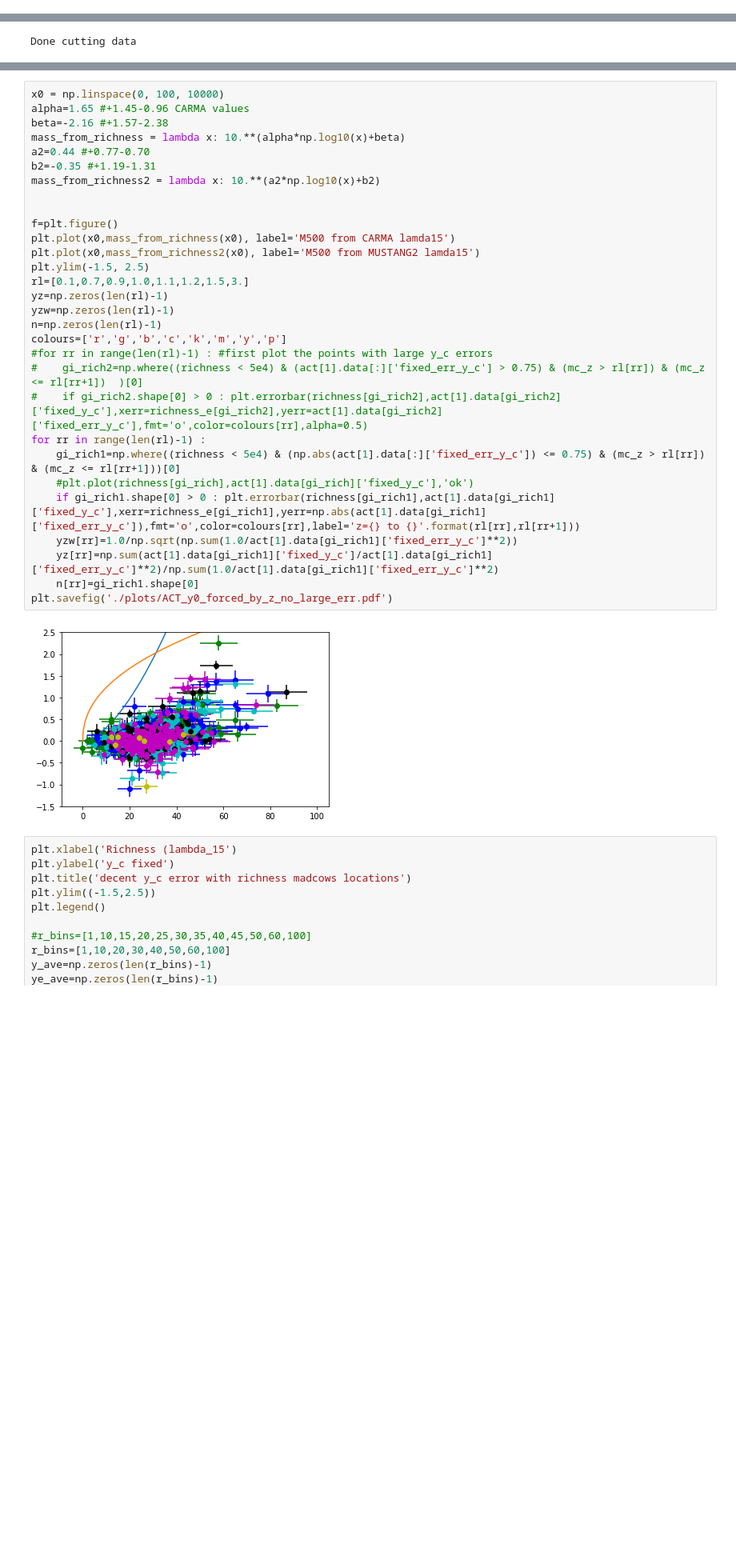
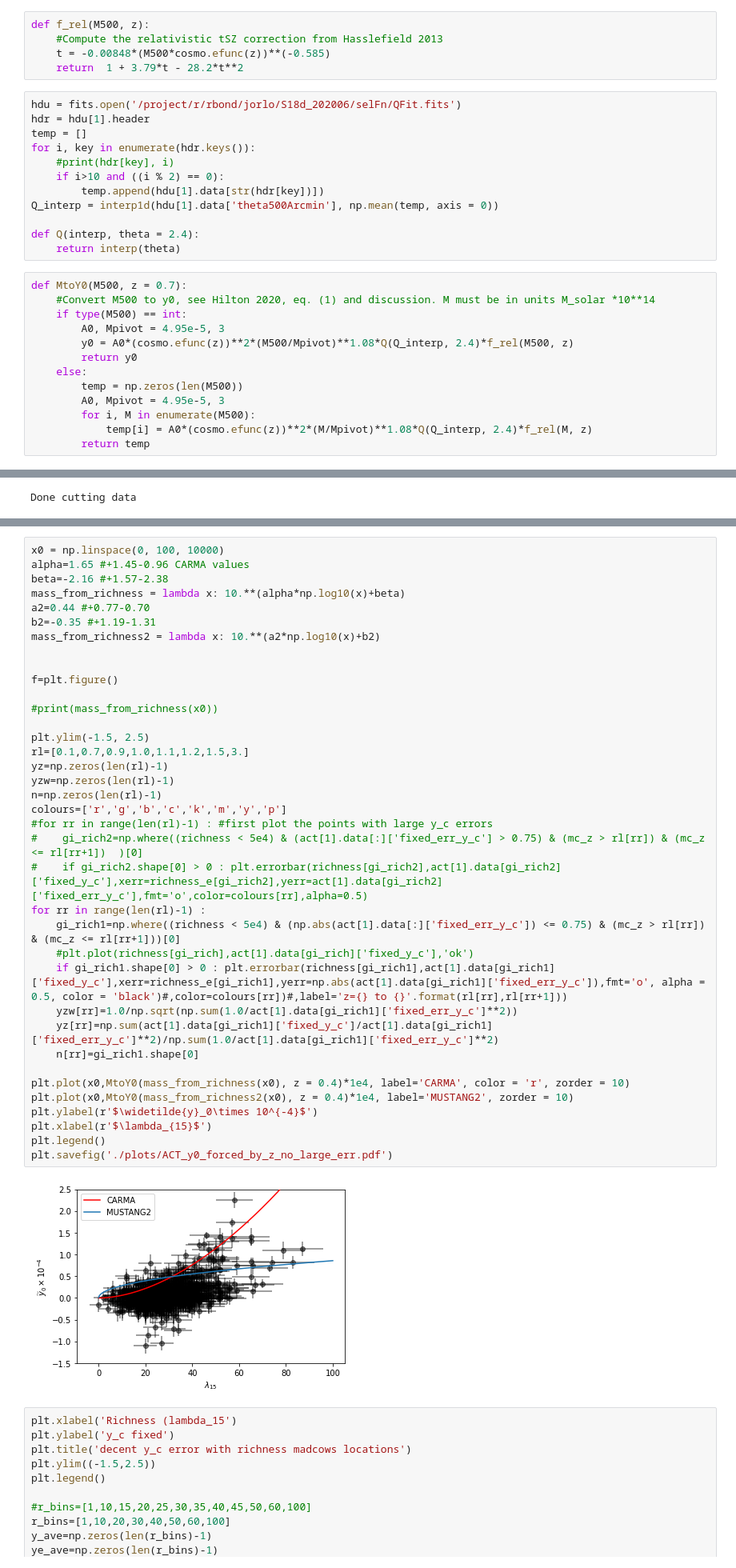
Before and after one commit to Sulla2012/madcowsclusters, a Jupyter notebook: fig6.ipynb, the cells around one changed output, grey strips where cells are left out. Shown at 80% size. Cells and saved outputs as stored; diff of their text form; blank space fills up the shorter version.

Commit message:
Added fit lines to figure 6

```diff
--- a/fig6.ipynb
+++ b/fig6.ipynb
@@ -9,0 +16,30 @@ ACTnCOWS=fits.open('/home/r/rbond/jorlo/dev/madcowsclusters/ACTCOWS_matches_V04.
+# %%
+def f_rel(M500, z):
+    #Compute the relativistic tSZ correction from Hasslefield 2013
+    t = -0.00848*(M500*cosmo.efunc(z))**(-0.585)
+    return  1 + 3.79*t - 28.2*t**2
+# %%
+hdu = fits.open('/project/r/rbond/jorlo/S18d_202006/selFn/QFit.fits')
+hdr = hdu[1].header
+temp = []
+for i, key in enumerate(hdr.keys()):
+    #print(hdr[key], i)
+    if i>10 and ((i % 2) == 0):
+        temp.append(hdu[1].data[str(hdr[key])])
+Q_interp = interp1d(hdu[1].data['theta500Arcmin'], np.mean(temp, axis = 0))
+
+def Q(interp, theta = 2.4):
+    return interp(theta)
+# %%
+def MtoY0(M500, z = 0.7):
+    #Convert M500 to y0, see Hilton 2020, eq. (1) and discussion. M must be in units M_solar *10**14
+    if type(M500) == int:
+        A0, Mpivot = 4.95e-5, 3
+        y0 = A0*(cosmo.efunc(z))**2*(M500/Mpivot)**1.08*Q(Q_interp, 2.4)*f_rel(M500, z)
+        return y0
+    else:
+        temp = np.zeros(len(M500))
+        A0, Mpivot = 4.95e-5, 3
+        for i, M in enumerate(M500):
+            temp[i] = A0*(cosmo.efunc(z))**2*(M/Mpivot)**1.08*Q(Q_interp, 2.4)*f_rel(M, z)
+        return temp
@@ -93,35 +133,42 @@ plt.savefig('./plots/ACT_y0_forced_by_z.pdf')
 # %%
 x0 = np.linspace(0, 100, 10000)
 alpha=1.65 #+1.45-0.96 CARMA values
 beta=-2.16 #+1.57-2.38
 mass_from_richness = lambda x: 10.**(alpha*np.log10(x)+beta)
 a2=0.44 #+0.77-0.70
 b2=-0.35 #+1.19-1.31
 mass_from_richness2 = lambda x: 10.**(a2*np.log10(x)+b2)
 
 
 f=plt.figure()
-plt.plot(x0,mass_from_richness(x0), label='M500 from CARMA lamda15')
-plt.plot(x0,mass_from_richness2(x0), label='M500 from MUSTANG2 lamda15')
+
+#print(mass_from_richness(x0))
+
 plt.ylim(-1.5, 2.5)
 rl=[0.1,0.7,0.9,1.0,1.1,1.2,1.5,3.]
 yz=np.zeros(len(rl)-1)
 yzw=np.zeros(len(rl)-1)
 n=np.zeros(len(rl)-1)
 colours=['r','g','b','c','k','m','y','p']
 #for rr in range(len(rl)-1) : #first plot the points with large y_c errors
 #    gi_rich2=np.where((richness < 5e4) & (act[1].data[:]['fixed_err_y_c'] > 0.75) & (mc_z > rl[rr]) & (mc_z <= rl[rr+1])  )[0]
 #    if gi_rich2.shape[0] > 0 : plt.errorbar(richness[gi_rich2],act[1].data[gi_rich2]['fixed_y_c'],xerr=richness_e[gi_rich2],yerr=act[1].data[gi_rich2]['fixed_err_y_c'],fmt='o',color=colours[rr],alpha=0.5)
 for rr in range(len(rl)-1) :
     gi_rich1=np.where((richness < 5e4) & (np.abs(act[1].data[:]['fixed_err_y_c']) <= 0.75) & (mc_z > rl[rr]) & (mc_z <= rl[rr+1]))[0]
     #plt.plot(richness[gi_rich],act[1].data[gi_rich]['fixed_y_c'],'ok')
-    if gi_rich1.shape[0] > 0 : plt.errorbar(richness[gi_rich1],act[1].data[gi_rich1]['fixed_y_c'],xerr=richness_e[gi_rich1],yerr=np.abs(act[1].data[gi_rich1]['fixed_err_y_c']),fmt='o',color=colours[rr],label='z={} to {}'.format(rl[rr],rl[rr+1]))
+    if gi_rich1.shape[0] > 0 : plt.errorbar(richness[gi_rich1],act[1].data[gi_rich1]['fixed_y_c'],xerr=richness_e[gi_rich1],yerr=np.abs(act[1].data[gi_rich1]['fixed_err_y_c']),fmt='o', alpha = 0.5, color = 'black')#,color=colours[rr])#,label='z={} to {}'.format(rl[rr],rl[rr+1]))
     yzw[rr]=1.0/np.sqrt(np.sum(1.0/act[1].data[gi_rich1]['fixed_err_y_c']**2))
     yz[rr]=np.sum(act[1].data[gi_rich1]['fixed_y_c']/act[1].data[gi_rich1]['fixed_err_y_c']**2)/np.sum(1.0/act[1].data[gi_rich1]['fixed_err_y_c']**2)
     n[rr]=gi_rich1.shape[0]
+
+plt.plot(x0,MtoY0(mass_from_richness(x0), z = 0.4)*1e4, label='CARMA', color = 'r', zorder = 10)
+plt.plot(x0,MtoY0(mass_from_richness2(x0), z = 0.4)*1e4, label='MUSTANG2', zorder = 10)
+plt.ylabel(r'$\widetilde{y}_0\times 10^{-4}$')
+plt.xlabel(r'$\lambda_{15}$')
+plt.legend()
 plt.savefig('./plots/ACT_y0_forced_by_z_no_large_err.pdf')
 # %% [output]
-[figure, old version]
+[figure, new version]
 # %%
 plt.xlabel('Richness (lambda_15')
 plt.ylabel('y_c fixed')
```
Also changed, not shown: parts of 3 cells of this notebook.
